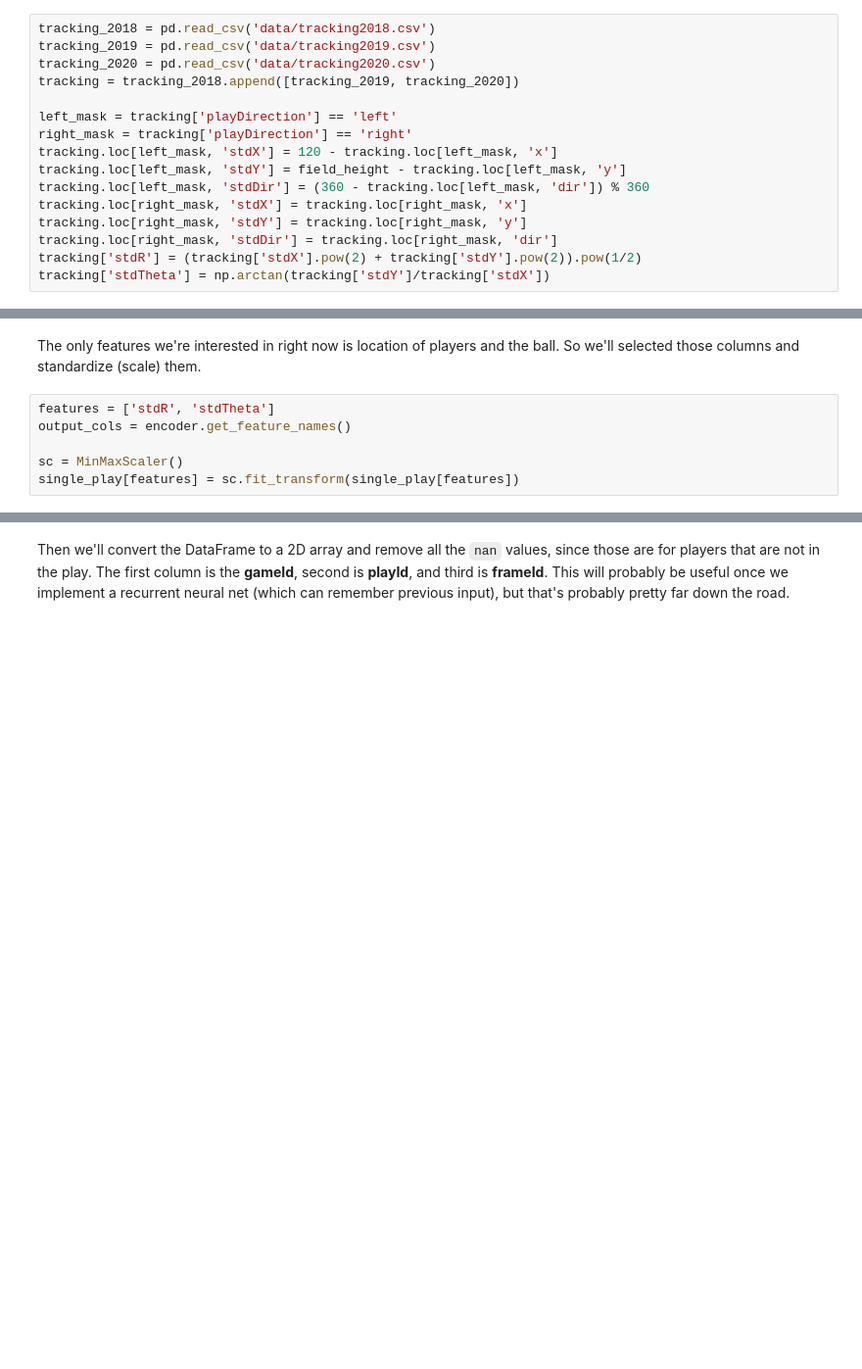
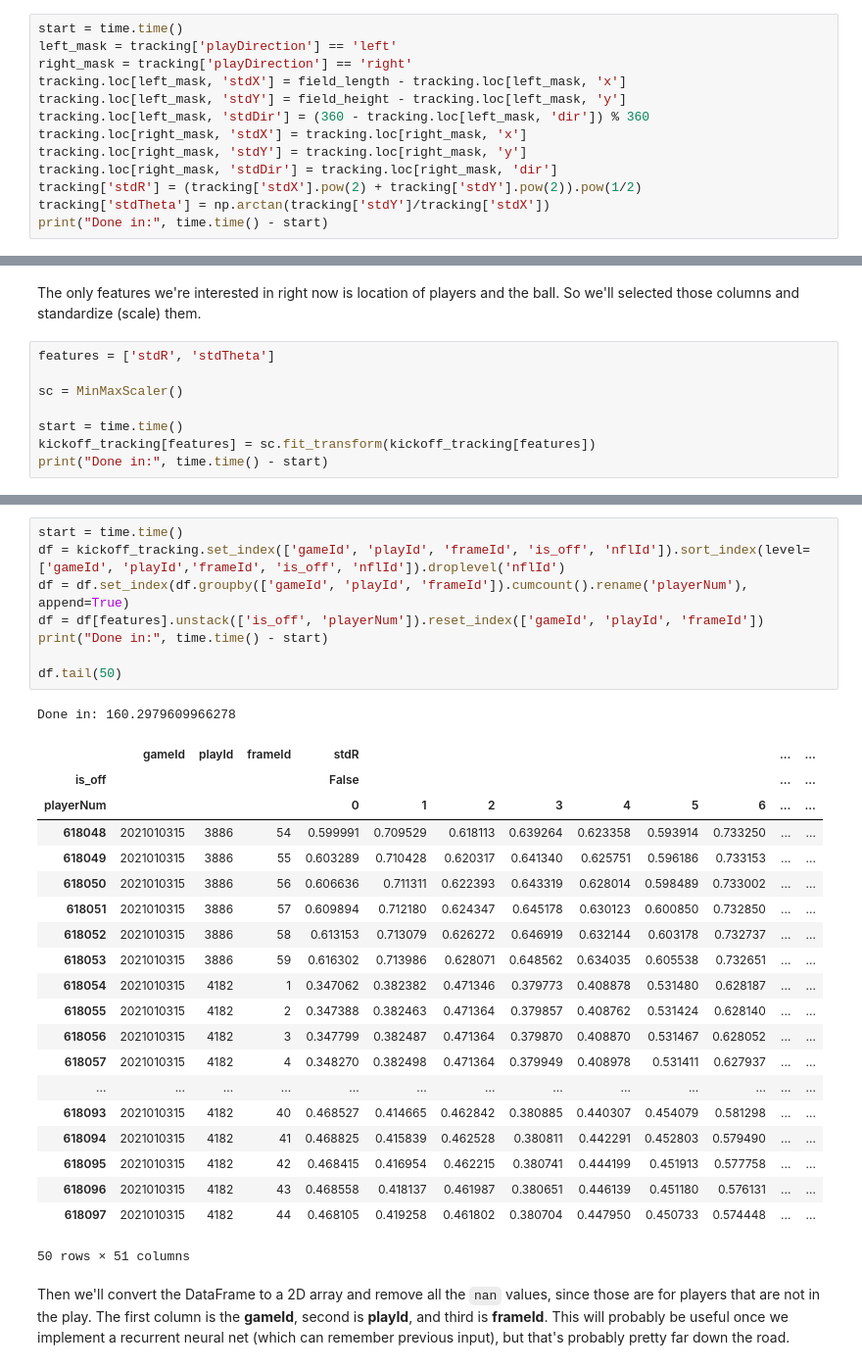
Before and after one commit to icowen/big-data-bowl-2022, a Jupyter notebook: model.ipynb, the cells around one changed output, grey strips where cells are left out. Shown: that part at 98% size. Cells and saved outputs as stored; diff of their text form; blank space fills up the shorter version.

Commit message:
Fix getting input data so now it should be good for ALL data

```diff
--- a/model.ipynb
+++ b/model.ipynb
@@ -30,12 +63,8 @@ scout = pd.read_csv('data/PFFScoutingData.csv')
 # %%
-tracking_2018 = pd.read_csv('data/tracking2018.csv')
-tracking_2019 = pd.read_csv('data/tracking2019.csv')
-tracking_2020 = pd.read_csv('data/tracking2020.csv')
-tracking = tracking_2018.append([tracking_2019, tracking_2020])
-
+start = time.time()
 left_mask = tracking['playDirection'] == 'left'
 right_mask = tracking['playDirection'] == 'right'
-tracking.loc[left_mask, 'stdX'] = 120 - tracking.loc[left_mask, 'x']
+tracking.loc[left_mask, 'stdX'] = field_length - tracking.loc[left_mask, 'x']
 tracking.loc[left_mask, 'stdY'] = field_height - tracking.loc[left_mask, 'y']
 tracking.loc[left_mask, 'stdDir'] = (360 - tracking.loc[left_mask, 'dir']) % 360
 tracking.loc[right_mask, 'stdX'] = tracking.loc[right_mask, 'x']
@@ -43,3 +72,4 @@ tracking.loc[right_mask, 'stdY'] = tracking.loc[right_mask, 'y']
 tracking.loc[right_mask, 'stdDir'] = tracking.loc[right_mask, 'dir']
 tracking['stdR'] = (tracking['stdX'].pow(2) + tracking['stdY'].pow(2)).pow(1/2)
 tracking['stdTheta'] = np.arctan(tracking['stdY']/tracking['stdX'])
+print("Done in:", time.time() - start)
@@ -121,7 +174,9 @@ Index(['gameId', 'playId', 'playDescription', 'quarter', 'down', 'yardsToGo',
 The only features we're interested in right now is location of players and the ball. So we'll selected those columns and standardize (scale) them.
 # %%
 features = ['stdR', 'stdTheta']
-output_cols = encoder.get_feature_names()
 
 sc = MinMaxScaler()
-single_play[features] = sc.fit_transform(single_play[features])
+
+start = time.time()
+kickoff_tracking[features] = sc.fit_transform(kickoff_tracking[features])
+print("Done in:", time.time() - start)
@@ -134,3 +194,33 @@ KeyError: "['x0_Downed', 'x0_Fair Catch', 'x0_Kickoff Team Recovery', 'x0_Muffed
+# %%
+start = time.time()
+df = kickoff_tracking.set_index(['gameId', 'playId', 'frameId', 'is_off', 'nflId']).sort_index(level=['gameId', 'playId','frameId', 'is_off', 'nflId']).droplevel('nflId')
+df = df.set_index(df.groupby(['gameId', 'playId', 'frameId']).cumcount().rename('playerNum'), append=True)
+df = df[features].unstack(['is_off', 'playerNum']).reset_index(['gameId', 'playId', 'frameId'])
+print("Done in:", time.time() - start)
+
+df.tail(50)
+# %% [output]
+Done in: 160.2979609966278
+|  | gameId | playId | frameId | stdR |  |  |  |  |  |  | ... | ... |
+| is_off |  |  |  | False |  |  |  |  |  |  | ... | ... |
+| playerNum |  |  |  | 0 | 1 | 2 | 3 | 4 | 5 | 6 | ... | ... |
+| 618048 | 2021010315 | 3886 | 54 | 0.599991 | 0.709529 | 0.618113 | 0.639264 | 0.623358 | 0.593914 | 0.733250 | ... | ... |
+| 618049 | 2021010315 | 3886 | 55 | 0.603289 | 0.710428 | 0.620317 | 0.641340 | 0.625751 | 0.596186 | 0.733153 | ... | ... |
+| 618050 | 2021010315 | 3886 | 56 | 0.606636 | 0.711311 | 0.622393 | 0.643319 | 0.628014 | 0.598489 | 0.733002 | ... | ... |
+| 618051 | 2021010315 | 3886 | 57 | 0.609894 | 0.712180 | 0.624347 | 0.645178 | 0.630123 | 0.600850 | 0.732850 | ... | ... |
+| 618052 | 2021010315 | 3886 | 58 | 0.613153 | 0.713079 | 0.626272 | 0.646919 | 0.632144 | 0.603178 | 0.732737 | ... | ... |
+| 618053 | 2021010315 | 3886 | 59 | 0.616302 | 0.713986 | 0.628071 | 0.648562 | 0.634035 | 0.605538 | 0.732651 | ... | ... |
+| 618054 | 2021010315 | 4182 | 1 | 0.347062 | 0.382382 | 0.471346 | 0.379773 | 0.408878 | 0.531480 | 0.628187 | ... | ... |
+| 618055 | 2021010315 | 4182 | 2 | 0.347388 | 0.382463 | 0.471364 | 0.379857 | 0.408762 | 0.531424 | 0.628140 | ... | ... |
+| 618056 | 2021010315 | 4182 | 3 | 0.347799 | 0.382487 | 0.471364 | 0.379870 | 0.408870 | 0.531467 | 0.628052 | ... | ... |
+| 618057 | 2021010315 | 4182 | 4 | 0.348270 | 0.382498 | 0.471364 | 0.379949 | 0.408978 | 0.531411 | 0.627937 | ... | ... |
+| ... | ... | ... | ... | ... | ... | ... | ... | ... | ... | ... | ... | ... |
+| 618093 | 2021010315 | 4182 | 40 | 0.468527 | 0.414665 | 0.462842 | 0.380885 | 0.440307 | 0.454079 | 0.581298 | ... | ... |
+| 618094 | 2021010315 | 4182 | 41 | 0.468825 | 0.415839 | 0.462528 | 0.380811 | 0.442291 | 0.452803 | 0.579490 | ... | ... |
+| 618095 | 2021010315 | 4182 | 42 | 0.468415 | 0.416954 | 0.462215 | 0.380741 | 0.444199 | 0.451913 | 0.577758 | ... | ... |
+| 618096 | 2021010315 | 4182 | 43 | 0.468558 | 0.418137 | 0.461987 | 0.380651 | 0.446139 | 0.451180 | 0.576131 | ... | ... |
+| 618097 | 2021010315 | 4182 | 44 | 0.468105 | 0.419258 | 0.461802 | 0.380704 | 0.447950 | 0.450733 | 0.574448 | ... | ... |
+50 rows × 51 columns
 # %% [markdown]
 Then we'll convert the DataFrame to a 2D array and remove all the `nan` values, since those are for players that are not in the play. The first column is the **gameId**, second is **playId**, and third is **frameId**. This will probably be useful once we implement a recurrent neural net (which can remember previous input), but that's probably pretty far down the road.
 # %%
```
Also changed, not shown: parts of 18 cells of this notebook.
